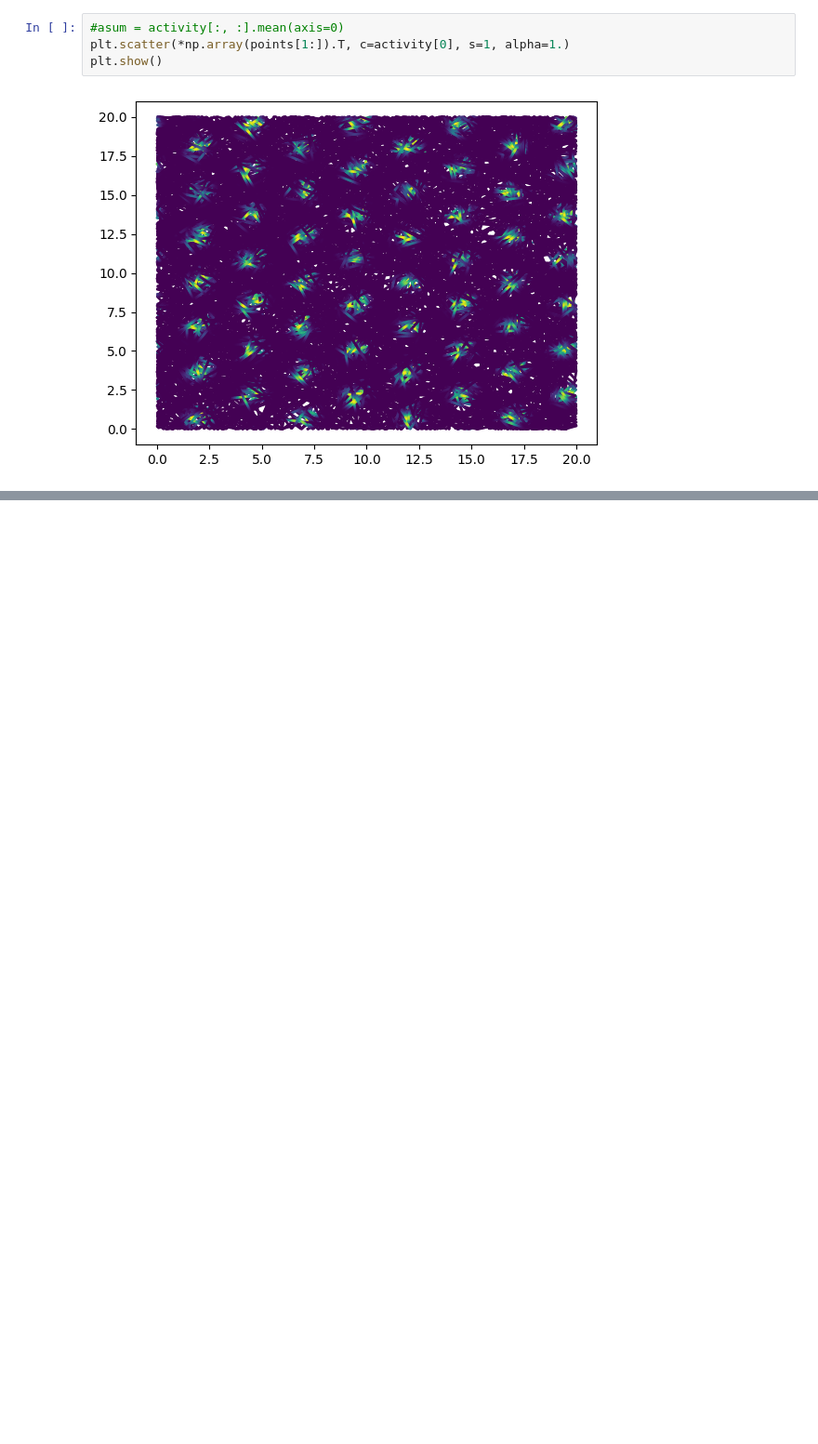
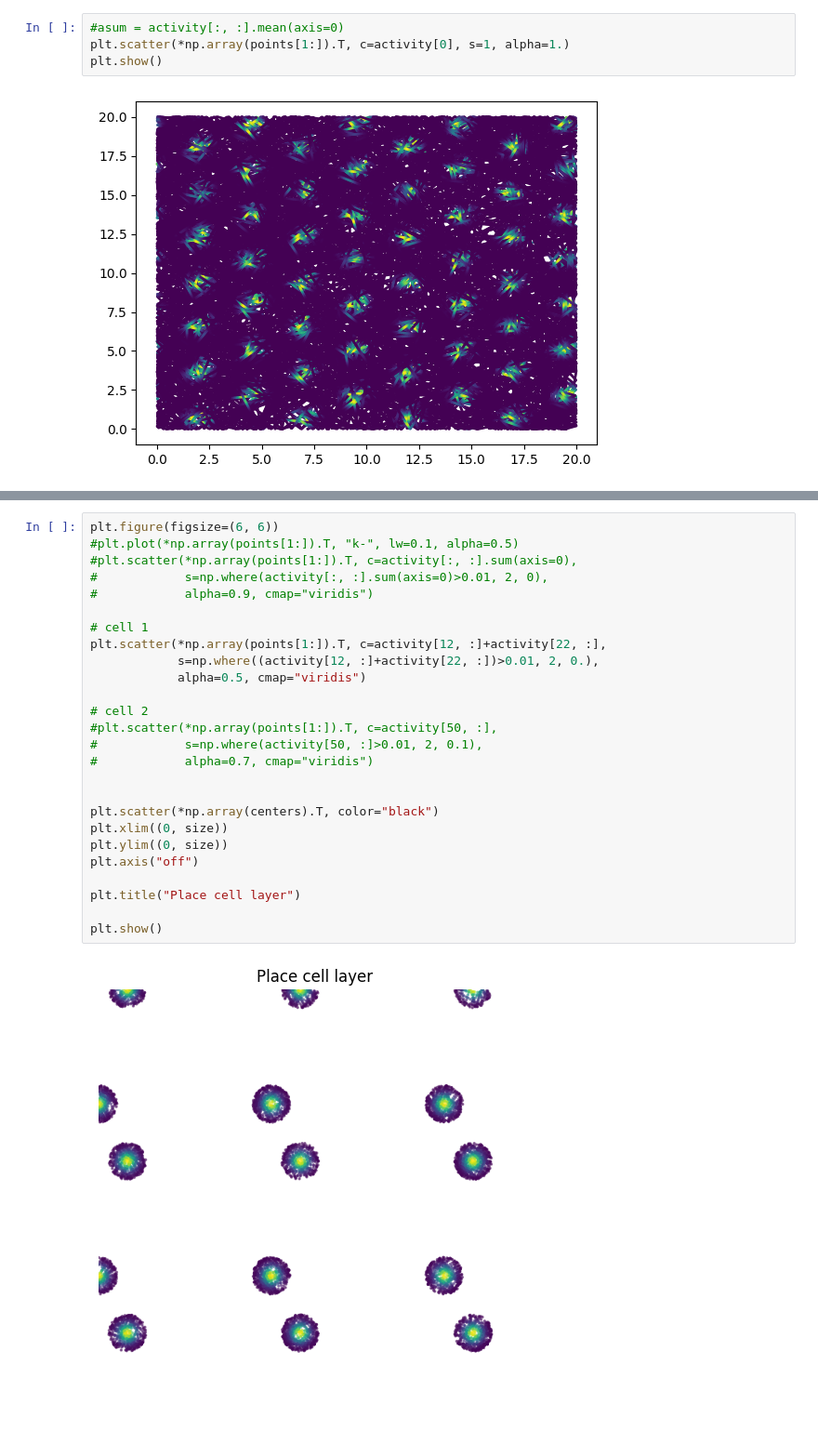
Before and after one commit to iKiru-hub/PCNN, a Jupyter notebook: notebooks/lab_pcore_2.ipynb, the cells around one changed output, grey strips where cells are left out. Shown at 93% size. Cells and saved outputs as stored; diff of their text form; blank space fills up the shorter version.

```diff
--- a/notebooks/lab_pcore_2.ipynb
+++ b/notebooks/lab_pcore_2.ipynb
@@ -343,0 +525,28 @@ plt.show()
+# %%
+plt.figure(figsize=(6, 6))
+#plt.plot(*np.array(points[1:]).T, "k-", lw=0.1, alpha=0.5)
+#plt.scatter(*np.array(points[1:]).T, c=activity[:, :].sum(axis=0),
+#            s=np.where(activity[:, :].sum(axis=0)>0.01, 2, 0),
+#            alpha=0.9, cmap="viridis")
+
+# cell 1
+plt.scatter(*np.array(points[1:]).T, c=activity[12, :]+activity[22, :],
+            s=np.where((activity[12, :]+activity[22, :])>0.01, 2, 0.),
+            alpha=0.5, cmap="viridis")
+
+# cell 2
+#plt.scatter(*np.array(points[1:]).T, c=activity[50, :],
+#            s=np.where(activity[50, :]>0.01, 2, 0.1),
+#            alpha=0.7, cmap="viridis")
+
+
+plt.scatter(*np.array(centers).T, color="black")
+plt.xlim((0, size))
+plt.ylim((0, size))
+plt.axis("off")
+
+plt.title("Place cell layer")
+
+plt.show()
+# %% [output]
+[figure, added]
```
Also changed, not shown: parts of 15 cells of this notebook, 57 other files.
